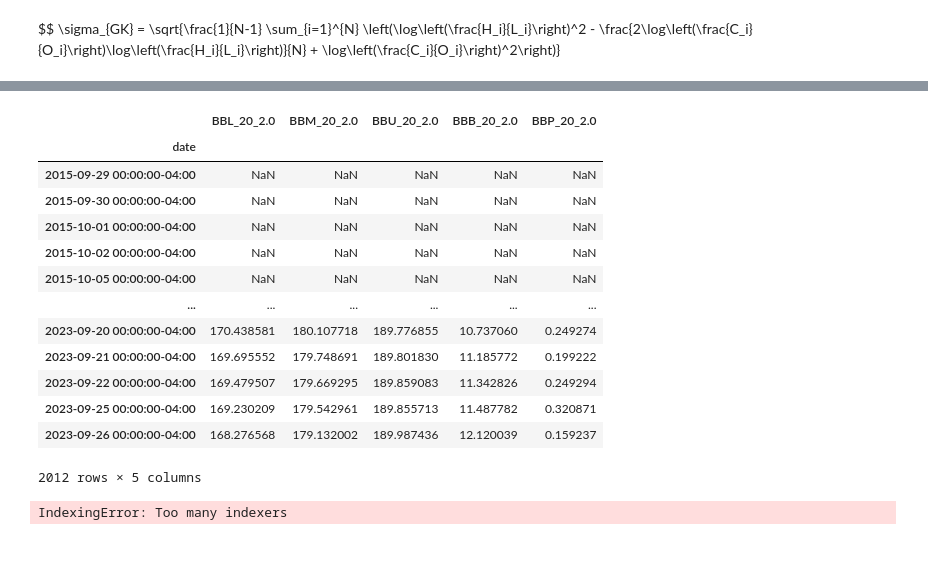
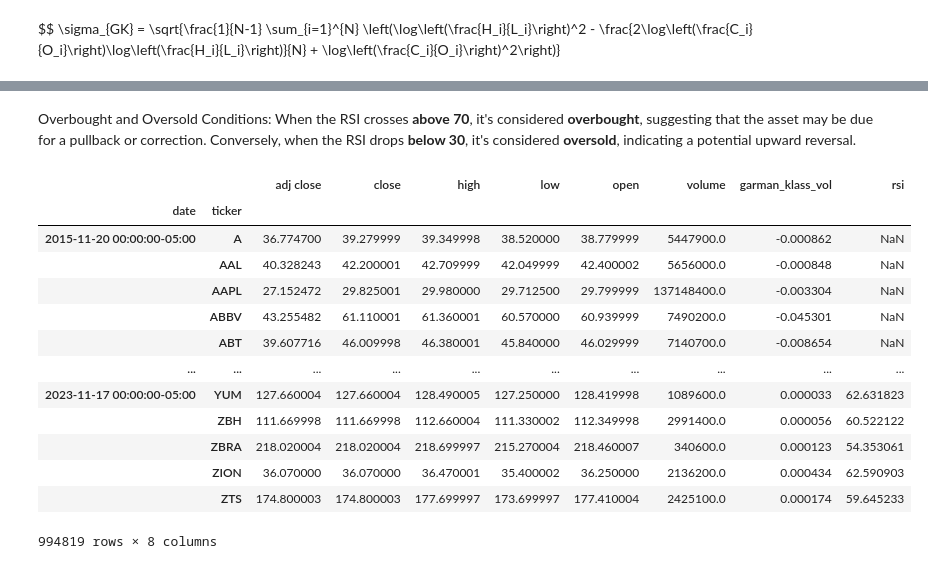
Before and after one commit to Ksyu22/algo_trading, a Jupyter notebook: unsupervised_sp500.ipynb, the cells around one changed output, grey strips where cells are left out. Saved outputs shown, nothing was run; the diff lists cells and outputs as text; code cells hidden in the pictures.

```diff
--- a/unsupervised_sp500.ipynb
+++ b/unsupervised_sp500.ipynb
@@ -164,25 +193,20 @@ df
+# %% [markdown]
+Overbought and Oversold Conditions: When the RSI crosses **above 70**, it's considered **overbought**, suggesting that the asset may be due for a pullback or correction. Conversely, when the RSI drops **below 30**, it's considered **oversold**, indicating a potential upward reversal.
 # %%
-df['rsi'] = df.groupby(level=1)['adj close'].transform(lambda x: pandas_ta.rsi(close=x, length=20))
+df_csv['rsi'] = df_csv.groupby(level=1)['adj close'].transform(lambda x: pandas_ta.rsi(close=x, length=14))
+df_csv
+# %% [output]
+|  |  | adj close | close | high | low | open | volume | garman_klass_vol | rsi |
+| date | ticker |  |  |  |  |  |  |  |  |
+| 2015-11-20 00:00:00-05:00 | A | 36.774700 | 39.279999 | 39.349998 | 38.520000 | 38.779999 | 5447900.0 | -0.000862 | NaN |
+|  | AAL | 40.328243 | 42.200001 | 42.709999 | 42.049999 | 42.400002 | 5656000.0 | -0.000848 | NaN |
+|  | AAPL | 27.152472 | 29.825001 | 29.980000 | 29.712500 | 29.799999 | 137148400.0 | -0.003304 | NaN |
+|  | ABBV | 43.255482 | 61.110001 | 61.360001 | 60.570000 | 60.939999 | 7490200.0 | -0.045301 | NaN |
+|  | ABT | 39.607716 | 46.009998 | 46.380001 | 45.840000 | 46.029999 | 7140700.0 | -0.008654 | NaN |
+| ... | ... | ... | ... | ... | ... | ... | ... | ... | ... |
+| 2023-11-17 00:00:00-05:00 | YUM | 127.660004 | 127.660004 | 128.490005 | 127.250000 | 128.419998 | 1089600.0 | 0.000033 | 62.631823 |
+|  | ZBH | 111.669998 | 111.669998 | 112.660004 | 111.330002 | 112.349998 | 2991400.0 | 0.000056 | 60.522122 |
+|  | ZBRA | 218.020004 | 218.020004 | 218.699997 | 215.270004 | 218.460007 | 340600.0 | 0.000123 | 54.353061 |
+|  | ZION | 36.070000 | 36.070000 | 36.470001 | 35.400002 | 36.250000 | 2136200.0 | 0.000434 | 62.590903 |
+|  | ZTS | 174.800003 | 174.800003 | 177.699997 | 173.699997 | 177.410004 | 2425100.0 | 0.000174 | 59.645233 |
+994819 rows × 8 columns
-# %%
-# normalizing indicator to lower/middle/high band
-pandas_ta.bbands(close=df.xs('AAPL', level=1)['adj close'], length=20)
-# %% [output]
-|  | BBL_20_2.0 | BBM_20_2.0 | BBU_20_2.0 | BBB_20_2.0 | BBP_20_2.0 |
-| date |  |  |  |  |  |
-| 2015-09-29 00:00:00-04:00 | NaN | NaN | NaN | NaN | NaN |
-| 2015-09-30 00:00:00-04:00 | NaN | NaN | NaN | NaN | NaN |
-| 2015-10-01 00:00:00-04:00 | NaN | NaN | NaN | NaN | NaN |
-| 2015-10-02 00:00:00-04:00 | NaN | NaN | NaN | NaN | NaN |
-| 2015-10-05 00:00:00-04:00 | NaN | NaN | NaN | NaN | NaN |
-| ... | ... | ... | ... | ... | ... |
-| 2023-09-20 00:00:00-04:00 | 170.438581 | 180.107718 | 189.776855 | 10.737060 | 0.249274 |
-| 2023-09-21 00:00:00-04:00 | 169.695552 | 179.748691 | 189.801830 | 11.185772 | 0.199222 |
-| 2023-09-22 00:00:00-04:00 | 169.479507 | 179.669295 | 189.859083 | 11.342826 | 0.249294 |
-| 2023-09-25 00:00:00-04:00 | 169.230209 | 179.542961 | 189.855713 | 11.487782 | 0.320871 |
-| 2023-09-26 00:00:00-04:00 | 168.276568 | 179.132002 | 189.987436 | 12.120039 | 0.159237 |
-2012 rows × 5 columns
-# %%
-df['bb_low'] = df.groupby(level=1)['adj close'].transform(lambda x: pandas_ta.rsi(close=np.log1p(x), length=20).iloc[:,0])
-df
-# %% [output]
-IndexingError: Too many indexers
```
Also changed, not shown: parts of 22 cells of this notebook.
